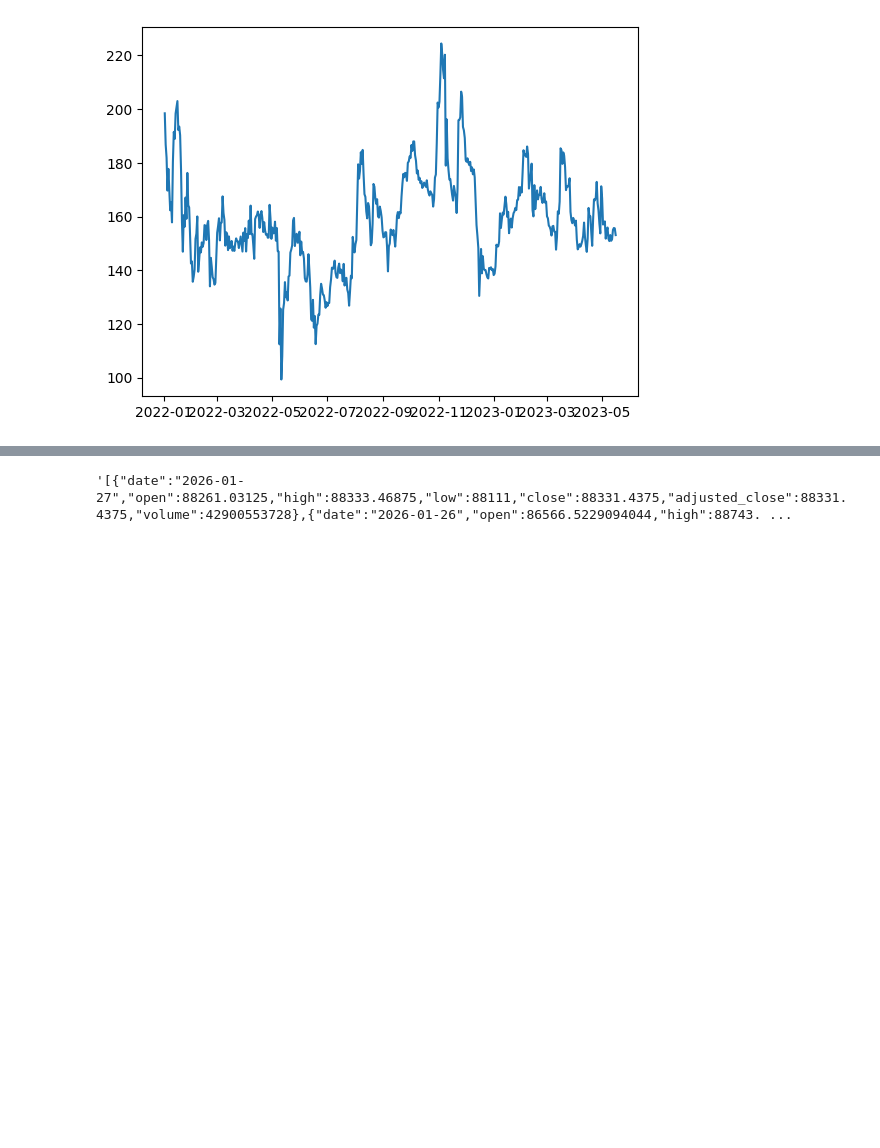
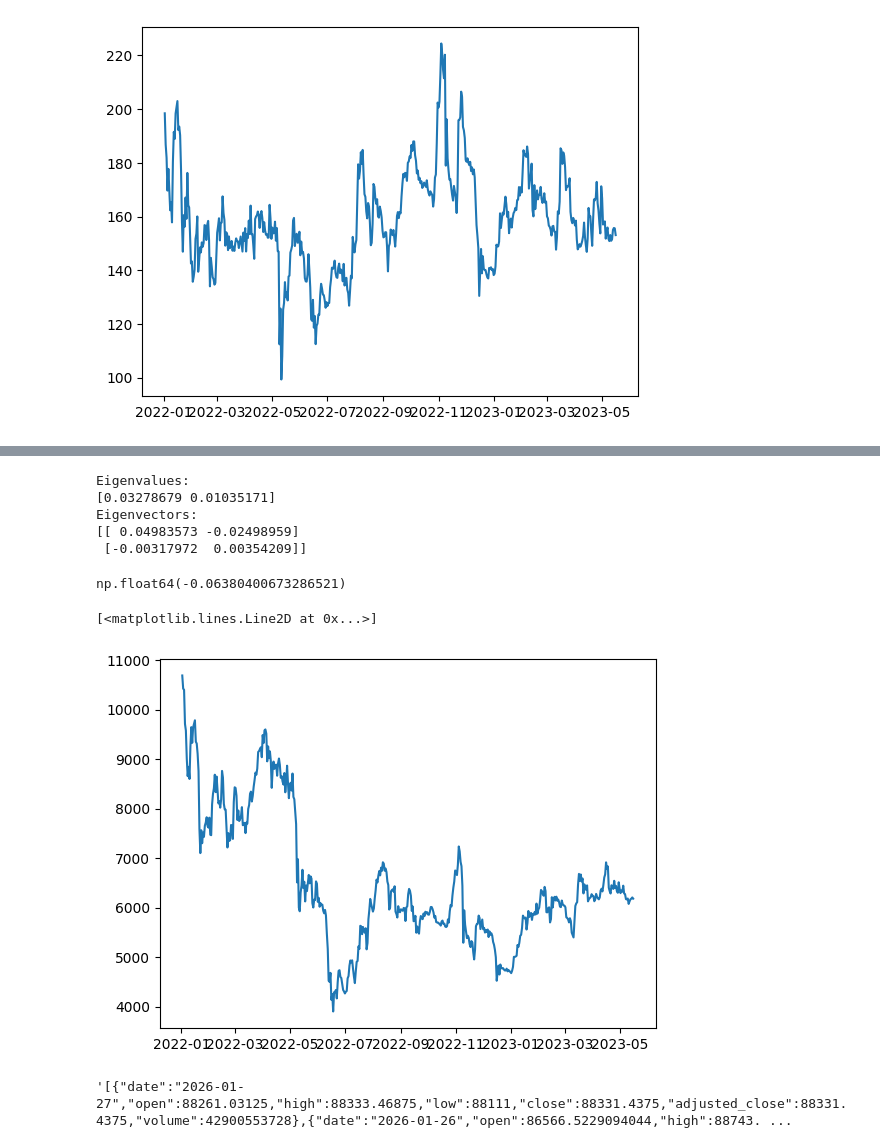
Before and after one commit to RipaltaOriol/Momentum, a Jupyter notebook: mean_reversion/research.ipynb, the cells around one changed output, grey strips where cells are left out. Saved outputs shown, nothing was run; the diff lists cells and outputs as text; code cells hidden in the pictures; blank space fills up the shorter version.

Commit message:
feat: johansen test

```diff
--- a/mean_reversion/research.ipynb
+++ b/mean_reversion/research.ipynb
@@ -114,4 +118,12 @@ plt.plot(data['BNBEUR_time'], spread)
 [<matplotlib.lines.Line2D at 0x...>]
 [figure]
 # %%
-np.column_stack()
+y2 = np.column_stack([y, x])
+
+jres = coint_johansen(y2, 0, 1)
+
+print("Trace statistics:", jres.trace_stat)
+print("Trace crit values (90, 95, 99%):\n", jres.trace_stat_crit_vals)
+
+print("Max-eig statistics:", jres.max_eig_stat)
+print("Max-eig crit values (90, 95, 99%):\n", jres.max_eig_stat_crit_vals)
@@ -137,3 +139,29 @@ np.column_stack()
+# %%
+print('Eigenvalues:')
+print(jres.eig)
+
+print('Eigenvectors:')
+print(jres.evec)
+
+beta = jres.evec[:, 0]
+# %% [output]
+Eigenvalues:
+[0.03278679 0.01035171]
+Eigenvectors:
+[[ 0.04983573 -0.02498959]
+ [-0.00317972  0.00354209]]
+# %%
+tmp = beta[1] / beta[0]
+tmp
+# %% [output]
+np.float64(-0.06380400673286521)
+# %%
+tmp_spred = x - y * tmp
+
+plt.plot(data['BNBEUR_time'], tmp_spred)
+# %% [output]
+[<matplotlib.lines.Line2D at 0x...>]
+[figure, added]
 # %%
 ff = pd.read_csv("data/ff_monthly.csv")
 ff["Date"] = pd.to_datetime(ff["Date"], format = "%Y%m")
```
Also changed, not shown: parts of 5 cells of this notebook, 1 other file.
